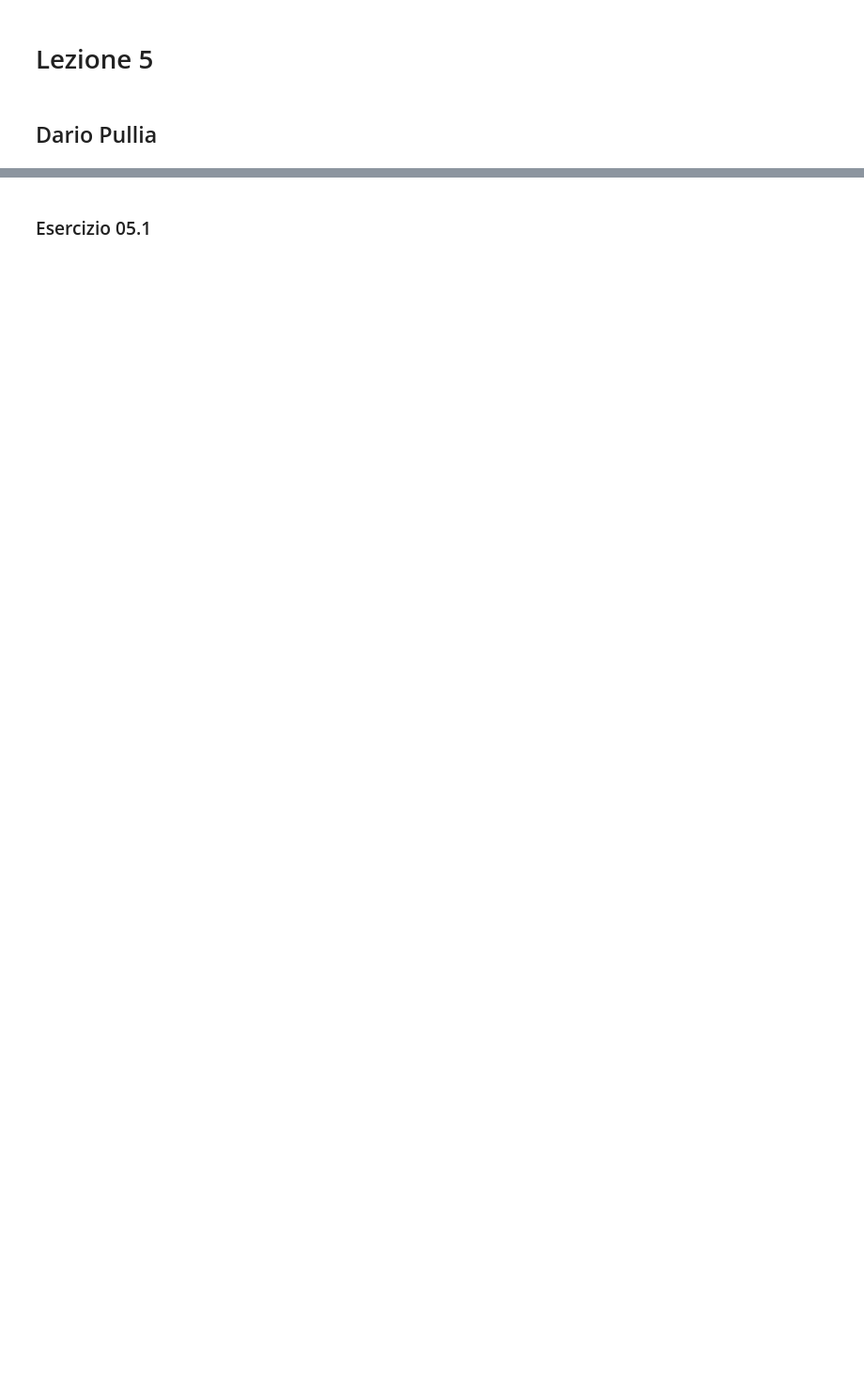
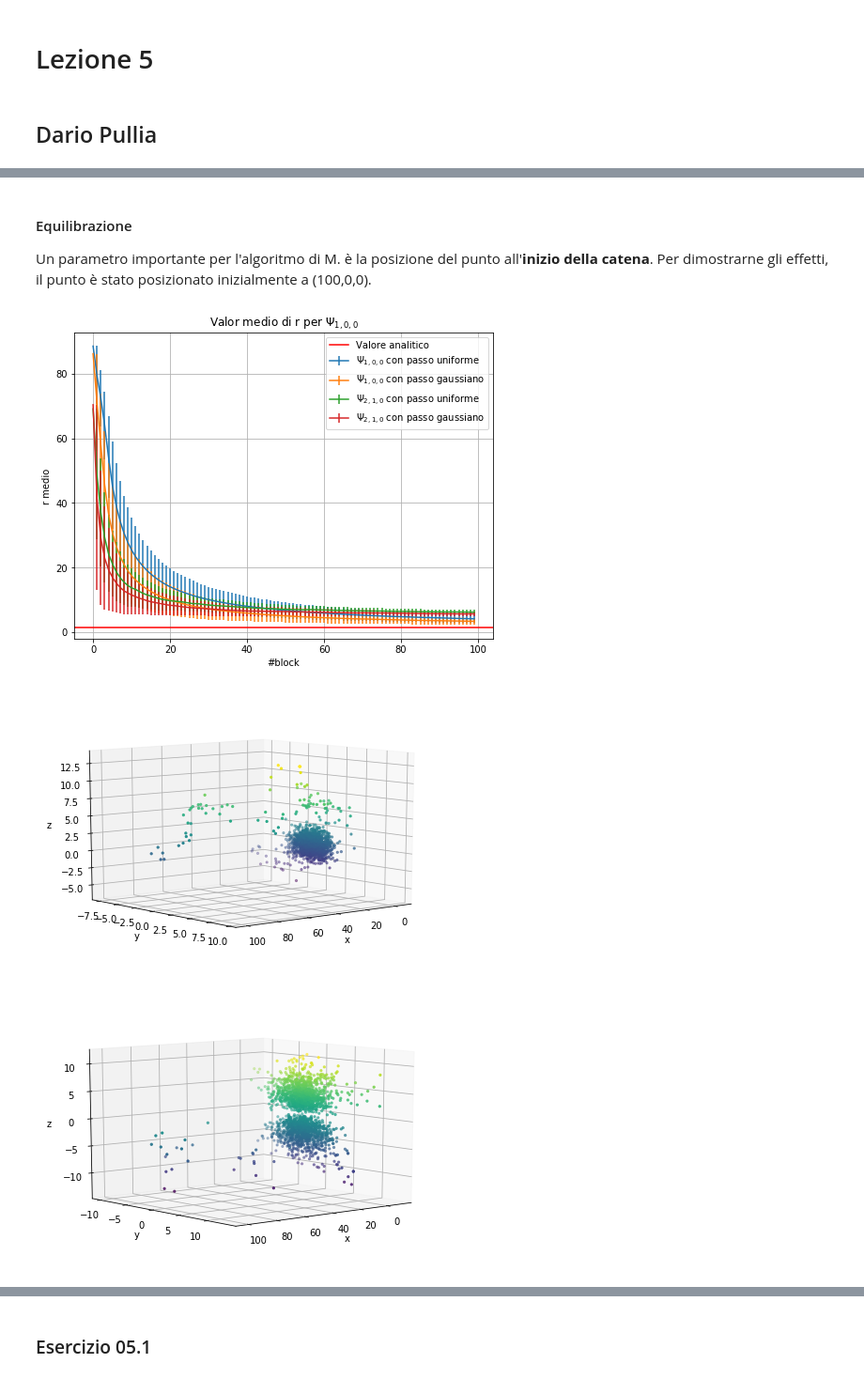
Before and after one commit to dariopullia/Numerical_Simulations_Lab, a Jupyter notebook: 05/Lezione5.ipynb, the cells around one changed output, grey strips where cells are left out. Shown at 94% size. Drawn from its saved outputs; the diff is of its cells as text; code cells hidden in the pictures; blank space fills up the shorter version.

```diff
--- a/05/Lezione5.ipynb
+++ b/05/Lezione5.ipynb
@@ -4,0 +37,49 @@
+# %% [markdown]
+#### Equilibrazione
+
+Un parametro importante per l'algoritmo di M. è la posizione del punto all'**inizio della catena**. Per dimostrarne gli effetti, il punto è stato posizionato inizialmente a (100,0,0).
+# %%
+unif100, Errorunif100,gauss100, Errorgauss100,unif210, Errorunif210,gauss210, Errorgauss210,  = np.loadtxt("data01/data01_noneq.dat", usecols=(0,1,2,3,4,5,6,7), delimiter=' ', unpack='true')
+x = np.arange(N)
+fig=plt.figure(figsize=(8, 6))
+
+plt.errorbar(x,unif100, yerr=Errorunif100, label="$\Psi_{1,0,0}$ con passo uniforme")
+plt.errorbar(x,gauss100, yerr=Errorgauss100,label="$\Psi_{1,0,0}$ con passo gaussiano")
+plt.errorbar(x,unif210, yerr=Errorunif210, label="$\Psi_{2,1,0}$ con passo uniforme")
+plt.errorbar(x,gauss210, yerr=Errorgauss210,label="$\Psi_{2,1,0}$ con passo gaussiano")
+
+plt.title('Valor medio di r per $\Psi_{1,0,0}$')
+plt.xlabel('#block')
+plt.ylabel('r medio')
+plt.axhline(y = 3/2, color = 'r', linestyle = '-',label="Valore analitico")
+plt.grid(True)
+plt.legend()
+plt.show()
+
+
+
+
+X,Y,Z= np.loadtxt("data01/data01_3d_noneq.dat", usecols=(0,1,2), delimiter=' ', unpack='true')
+
+fig = plt.figure()
+ax = Axes3D(fig)
+ax.scatter(X, Y, Z, c=Z, marker='.')
+ax.set_xlabel('x')
+ax.set_ylabel('y')
+ax.set_zlabel('z')
+ax.view_init(10, 50)
+plt.show()
+X,Y,Z= np.loadtxt("data01/data01_3d_noneq.dat", usecols=(3,4,5), delimiter=' ', unpack='true')
+
+fig = plt.figure()
+ax = Axes3D(fig)
+ax.scatter(X, Y, Z, c=Z, marker='.')
+ax.set_xlabel('x')
+ax.set_ylabel('y')
+ax.set_zlabel('z')
+ax.view_init(10, 50)
+plt.show()
+# %% [output]
+[figure, added]
+[figure, added]
+[figure, added]
```
Also changed, not shown: parts of 15 cells of this notebook, 13 other files.
